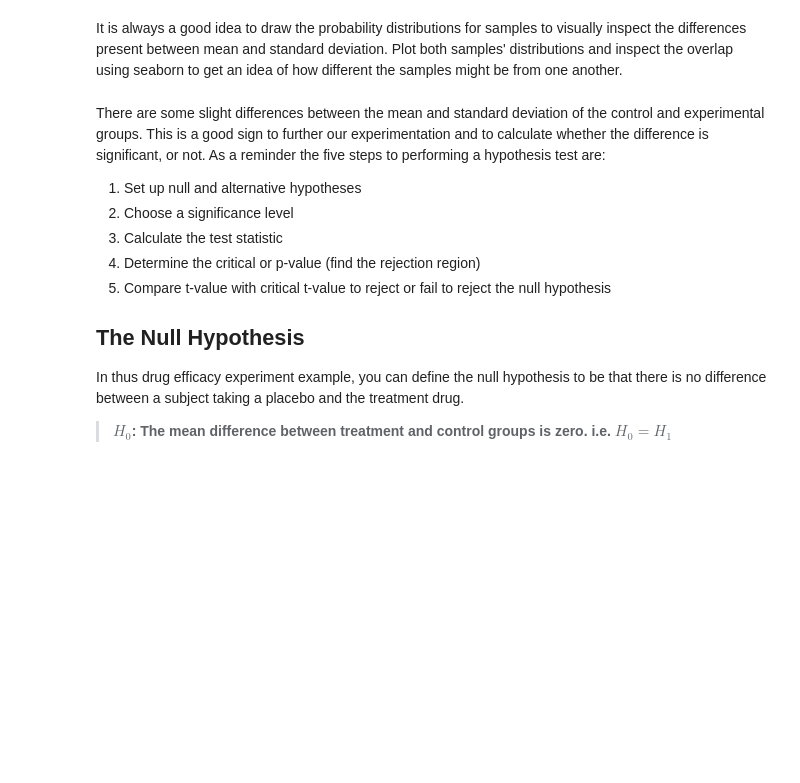
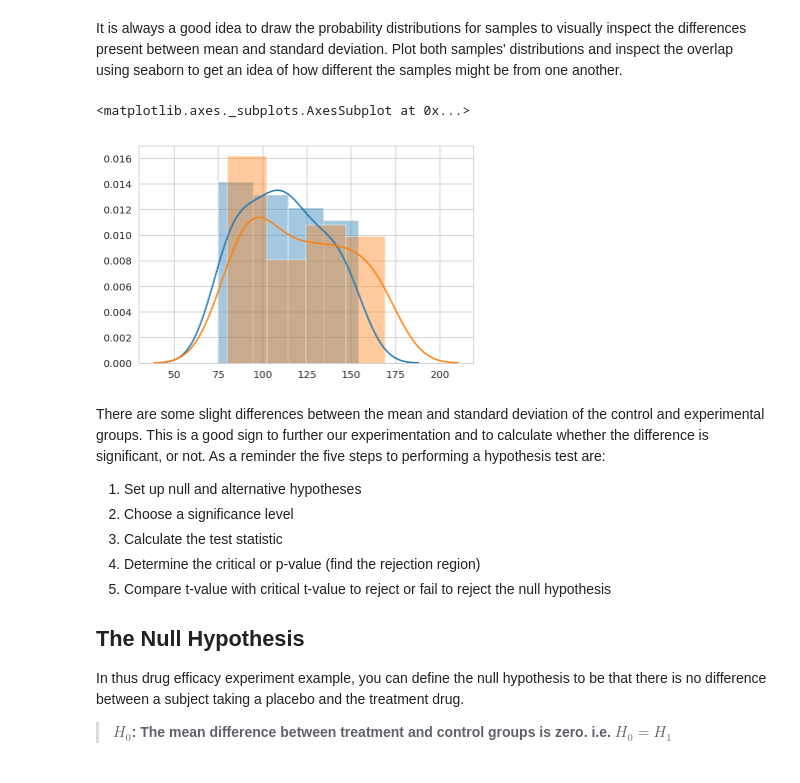
Before and after one commit to jmt0221/dsc-two-sample-t-tests-lab-nyc-ds-082619, a Jupyter notebook: index.ipynb, the cells around one changed output. Drawn from its saved outputs; the diff is of its cells as text; code cells hidden in the pictures; blank space fills up the shorter version.

```diff
--- a/index.ipynb
+++ b/index.ipynb
@@ -57,6 +57,10 @@ Plot both samples' distributions and inspect the overlap using seaborn to get an
 # %%
 # Draw a plot showing overlapping of distribution means and sds for incpection
 sns.distplot(a=experimental)
+sns.distplot(a=control)
+# %% [output]
+<matplotlib.axes._subplots.AxesSubplot at 0x...>
+[figure, added]
 # %% [markdown]
 There are some slight differences between the mean and standard deviation of the control and experimental groups. This is a good sign to further our experimentation and to calculate whether the difference is significant, or not. As a reminder the five steps to performing a hypothesis test are:
 
```
